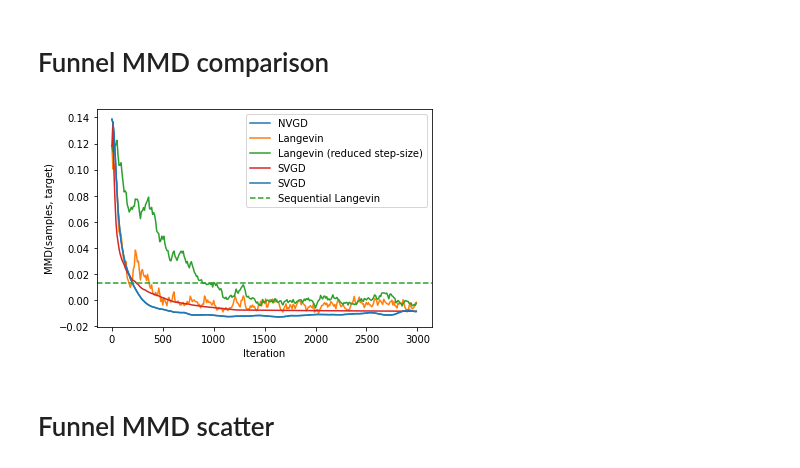
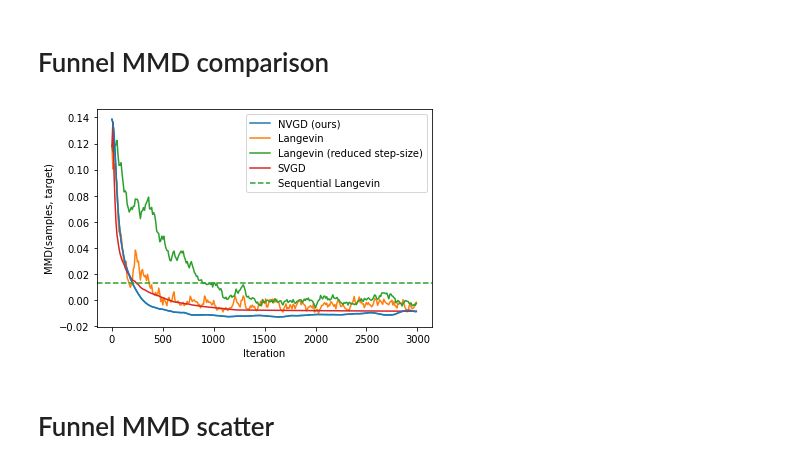
Before and after one commit to ratschlab/projects-2020-Neural-SVGD, a Jupyter notebook: notebooks/experiments/plot-all.ipynb, the cells around one changed output. Drawn from its saved outputs; the diff is of its cells as text; code cells hidden in the pictures.

```diff
--- a/notebooks/experiments/plot-all.ipynb
+++ b/notebooks/experiments/plot-all.ipynb
@@ -48,24 +49,24 @@ results = json.load(results_path + "funnel-mmd-comparison.json")
 # %%
 %matplotlib inline
 plt.subplots(figsize=standard_figsize)
 end_idx = 300
 
-names = ["NVGD", "Langevin", "Langevin (reduced step-size)", "SVGD"]
+names = ["NVGD (ours)", "Langevin", "Langevin (reduced step-size)", "SVGD"]
 for label, v in zip(names, results.values()):
     plt.plot(*zip(*v[:end_idx]), label=label)
 
-plt.plot(*zip(*results['NVGD'][:end_idx]), label=label, color='tab:blue') # NVGD is on top
+plt.plot(*zip(*results['NVGD'][:end_idx]), color='tab:blue') # NVGD is on top
 
 
 plt.axhline(y=results['sequential'], linestyle="--", color="tab:green", label="Sequential Langevin")  # TODO replace value copied from old plot
 
 plt.xlabel("Iteration")
 plt.ylabel("MMD(samples, target)")
 plt.legend()
 
 # plt.savefig(figure_path + "funnel_mmd.pdf", bbox_inches='tight')
 # %% [output]
-[figure, old version]
+[figure, new version]
 # %% [markdown]
 # Funnel MMD scatter
 # %%
```
Also changed, not shown: parts of 11 cells of this notebook, 17 other files.
